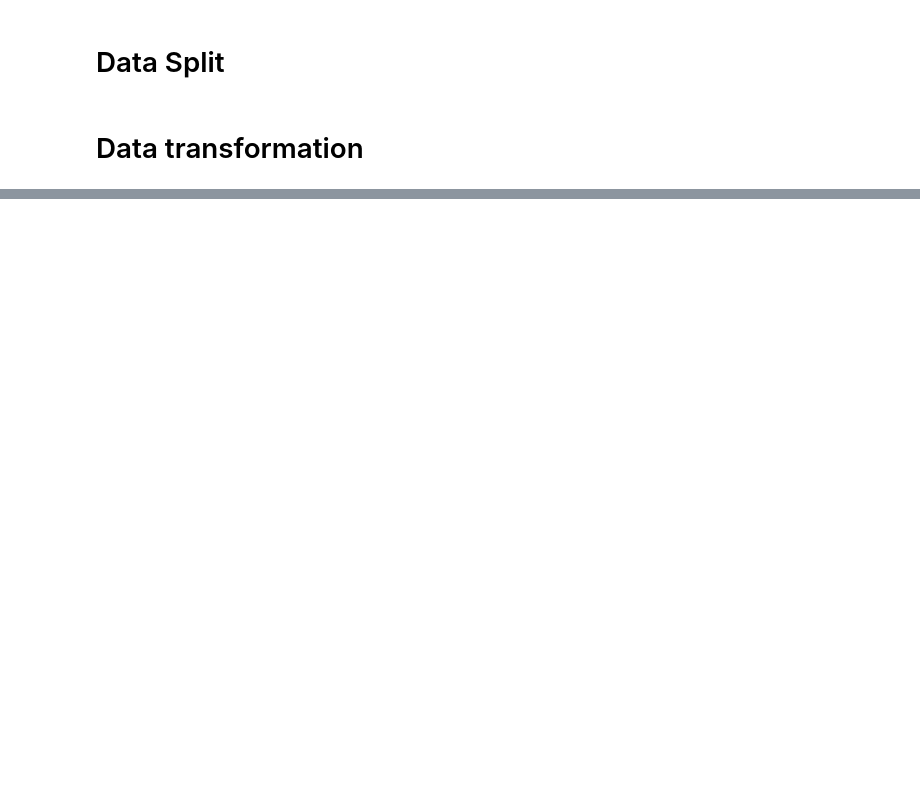
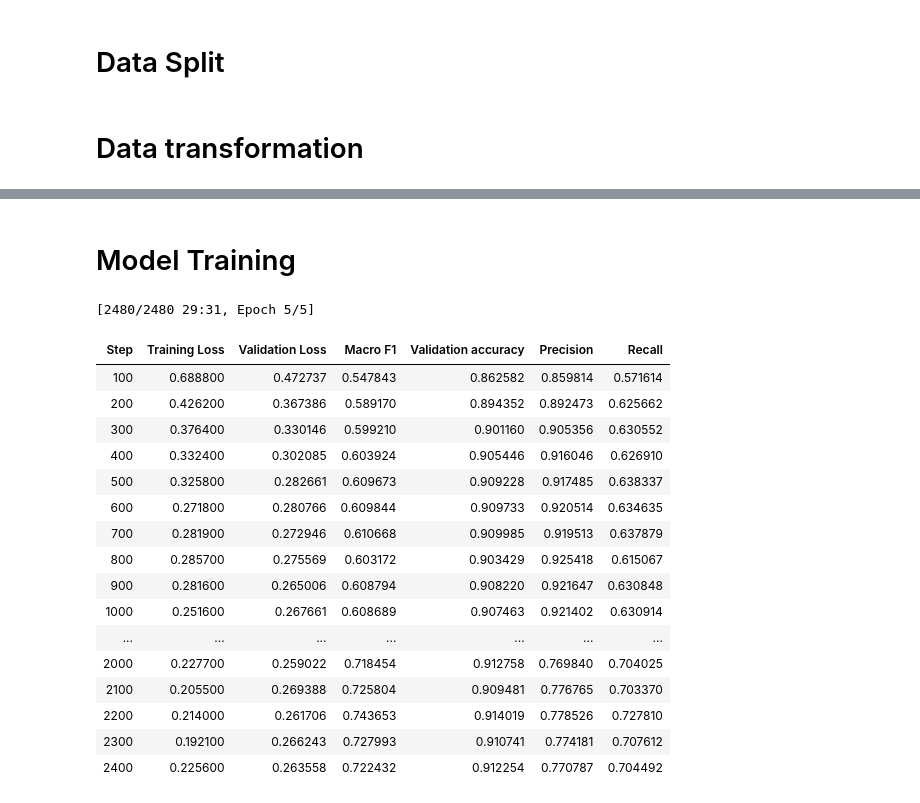
Before and after one commit to congyoua/CS410-Final-Project, a Jupyter notebook: Transformer.ipynb, the cells around one changed output, grey strips where cells are left out. Drawn from its saved outputs; the diff is of its cells as text; code cells hidden in the pictures; blank space fills up the shorter version.

```diff
--- a/Transformer.ipynb
+++ b/Transformer.ipynb
@@ -150,0 +176,2 @@ model = CustomClassificationModel()
+# %% [markdown]
+# Model Training
@@ -150,0 +192,19 @@ model = CustomClassificationModel()
+# %%
+# Huggingface trainer config
+training_args = TrainingArguments(
+    output_dir= "./train",
+    adam_epsilon = 1e-8,
+    learning_rate = 1e-5,
+    per_device_train_batch_size = 16, # set to 16 due to memory issue
+    per_device_eval_batch_size = 128,
+    gradient_accumulation_steps = 2, # use this to scale batch size without needing more memory
+    num_train_epochs= 5,
+    evaluation_strategy = 'steps',
+    save_strategy = 'steps',
+    load_best_model_at_end = True,
+    metric_for_best_model = 'macro_f1',
+    greater_is_better = True,
+    seed = 42,
+    weight_decay=0.0001, # Weight decay for regularization
+    logging_steps=100,
+  )
@@ -150,0 +226,22 @@ model = CustomClassificationModel()
+# %%
+# Train the model
+training_logs = trainer.train()
+# %% [output]
+[2480/2480 29:31, Epoch 5/5]
+| Step | Training Loss | Validation Loss | Macro F1 | Validation accuracy | Precision | Recall |
+| 100 | 0.688800 | 0.472737 | 0.547843 | 0.862582 | 0.859814 | 0.571614 |
+| 200 | 0.426200 | 0.367386 | 0.589170 | 0.894352 | 0.892473 | 0.625662 |
+| 300 | 0.376400 | 0.330146 | 0.599210 | 0.901160 | 0.905356 | 0.630552 |
+| 400 | 0.332400 | 0.302085 | 0.603924 | 0.905446 | 0.916046 | 0.626910 |
+| 500 | 0.325800 | 0.282661 | 0.609673 | 0.909228 | 0.917485 | 0.638337 |
+| 600 | 0.271800 | 0.280766 | 0.609844 | 0.909733 | 0.920514 | 0.634635 |
+| 700 | 0.281900 | 0.272946 | 0.610668 | 0.909985 | 0.919513 | 0.637879 |
+| 800 | 0.285700 | 0.275569 | 0.603172 | 0.903429 | 0.925418 | 0.615067 |
+| 900 | 0.281600 | 0.265006 | 0.608794 | 0.908220 | 0.921647 | 0.630848 |
+| 1000 | 0.251600 | 0.267661 | 0.608689 | 0.907463 | 0.921402 | 0.630914 |
+| ... | ... | ... | ... | ... | ... | ... |
+| 2000 | 0.227700 | 0.259022 | 0.718454 | 0.912758 | 0.769840 | 0.704025 |
+| 2100 | 0.205500 | 0.269388 | 0.725804 | 0.909481 | 0.776765 | 0.703370 |
+| 2200 | 0.214000 | 0.261706 | 0.743653 | 0.914019 | 0.778526 | 0.727810 |
+| 2300 | 0.192100 | 0.266243 | 0.727993 | 0.910741 | 0.774181 | 0.707612 |
+| 2400 | 0.225600 | 0.263558 | 0.722432 | 0.912254 | 0.770787 | 0.704492 |
```
Also changed, not shown: parts of 18 cells of this notebook, 2 other files.
